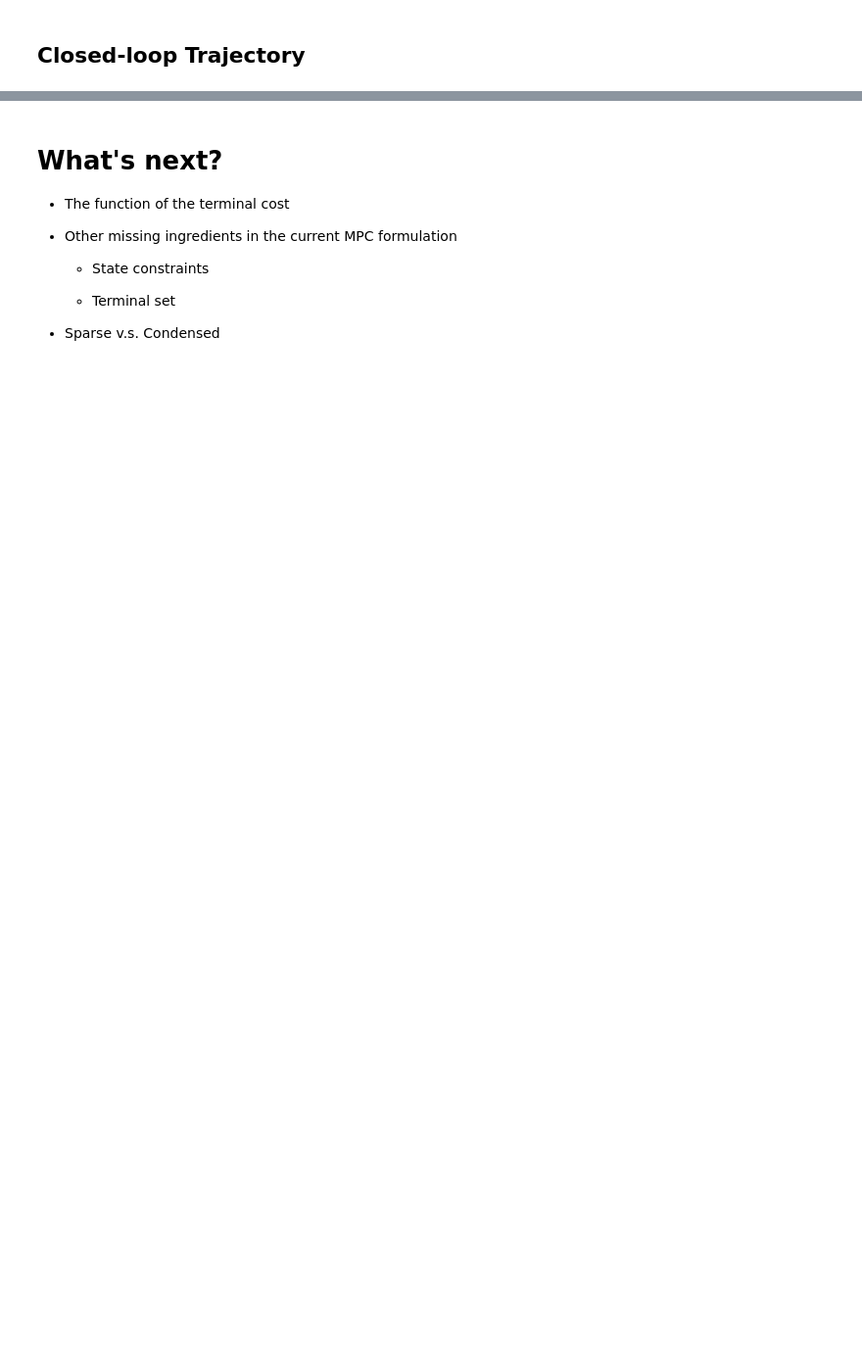
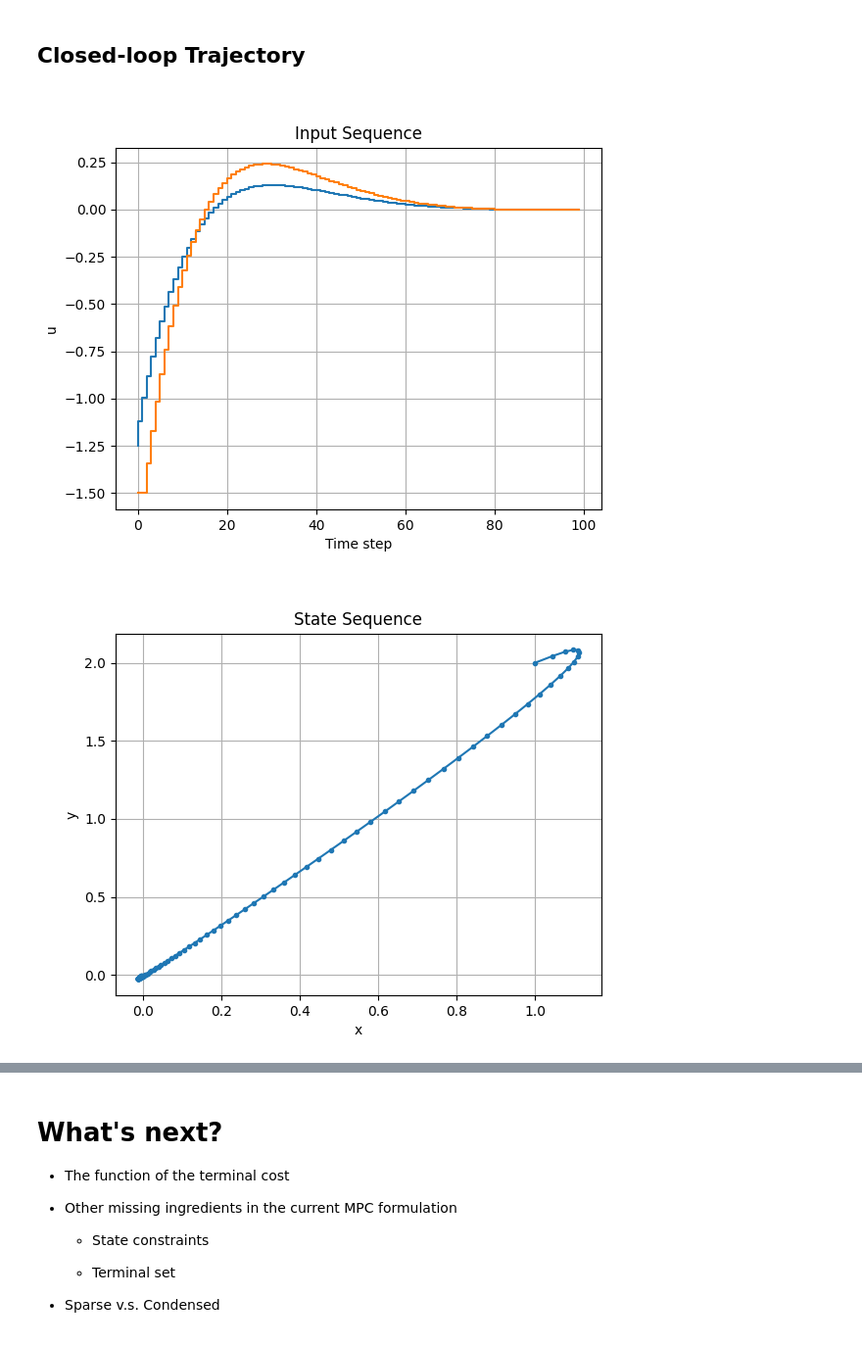
Before and after one commit to Luyao787/MPC-tutorial, a Jupyter notebook: tutorial class/week_01_mpc_formulation.ipynb, the cells around one changed output, grey strips where cells are left out. Shown: that part at 98% size. Drawn from its saved outputs; the diff is of its cells as text; code cells hidden in the pictures; blank space fills up the shorter version.

```diff
--- a/tutorial class/week_01_mpc_formulation.ipynb
+++ b/tutorial class/week_01_mpc_formulation.ipynb
@@ -353,7 +379,7 @@ plt.show()
 # %% [markdown]
 ## Closed-loop Trajectory
 # %%
-N = 5
+N = 15
 Q = np.eye(dim_x)
 R = np.eye(dim_u)
 P = np.eye(dim_x)
@@ -374,30 +400,33 @@ for t in range(N_sim):
 
 
 plt.figure()
 plt.plot(x_hist[:, 0], x_hist[:, 1], 'o-', markersize=3)
 plt.xlabel('x')
 plt.ylabel('y')
 plt.title('State Sequence')
 plt.grid()
 
 plt.figure()
 plt.plot(range(N_sim + 1), x_hist[:, 0], label='closed-loop x1')
 plt.plot(range(N_sim + 1), x_hist[:, 1], label='closed-loop x2')
 
 plt.plot(range(N_sim + 1), x_bar_sp[:, 0], label='open-loop x1')
 plt.plot(range(N_sim + 1), x_bar_sp[:, 1], label='open-loop x2')
 
 plt.legend()
 plt.xlabel('Time step')
 plt.ylabel('x')
 plt.grid()
 
 plt.figure()
 plt.step(range(N_sim), u_hist[:, 0], label='u1')
 plt.step(range(N_sim), u_hist[:, 1], label='u2')
 plt.xlabel('Time step')
 plt.ylabel('u')
 plt.title('Input Sequence')
 plt.grid()
 
 plt.show()
+# %% [output]
+[figure, added]
+[figure, added]
```
Also changed, not shown: parts of 4 cells of this notebook, 1 other file.
